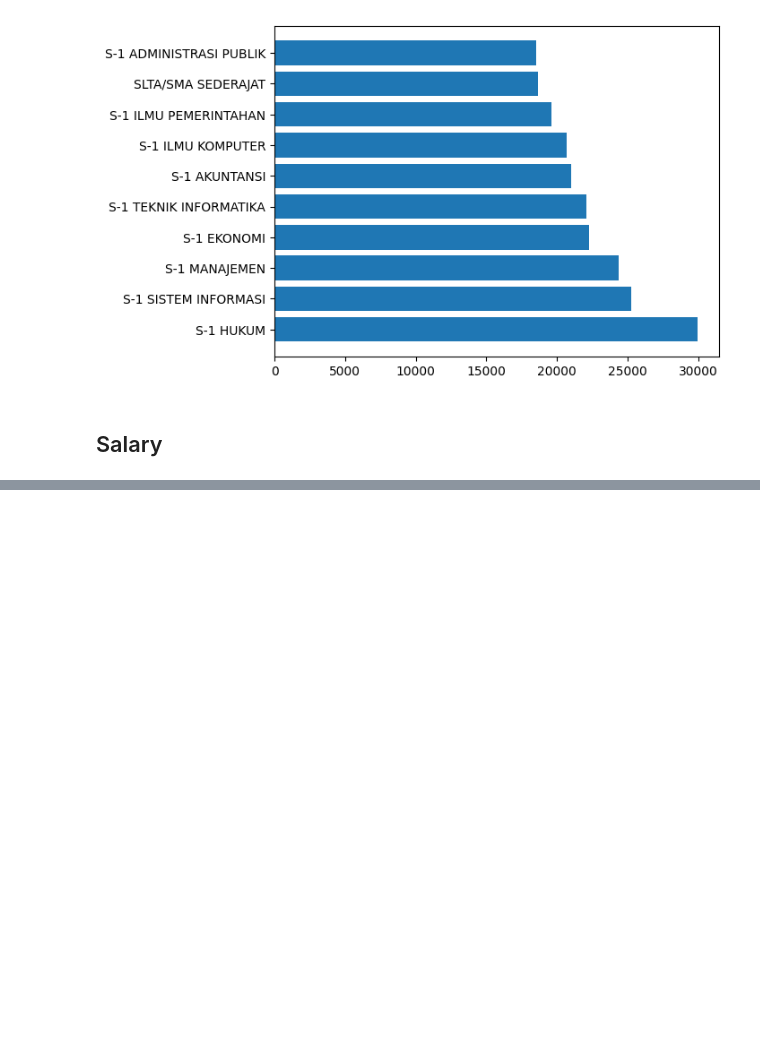
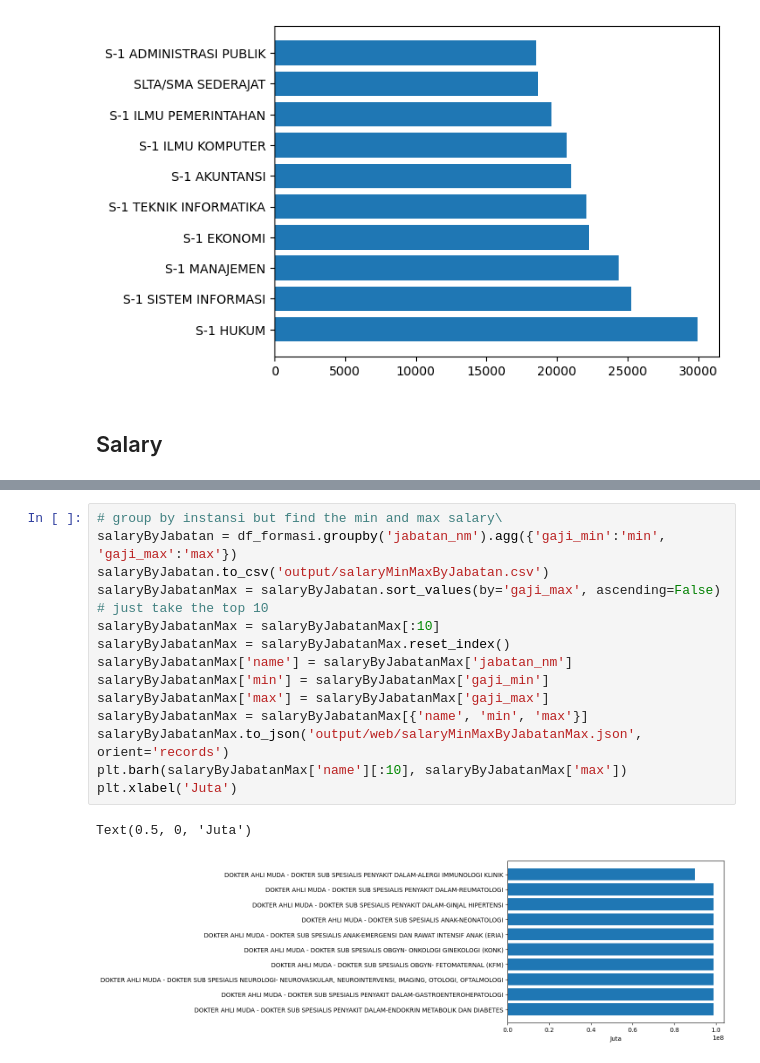
Before and after one commit to nubisub/casn2024-analytic, a Jupyter notebook: main.ipynb, the cells around one changed output, grey strips where cells are left out. Drawn from its saved outputs; the diff is of its cells as text; blank space fills up the shorter version.

```diff
--- a/main.ipynb
+++ b/main.ipynb
@@ -65,0 +98,18 @@ plt.barh(sumFormasiByPendidikan['name'], sumFormasiByPendidikan['value'])
+# %%
+# group by instansi but find the min and max salary\
+salaryByJabatan = df_formasi.groupby('jabatan_nm').agg({'gaji_min':'min', 'gaji_max':'max'})
+salaryByJabatan.to_csv('output/salaryMinMaxByJabatan.csv')
+salaryByJabatanMax = salaryByJabatan.sort_values(by='gaji_max', ascending=False)
+# just take the top 10
+salaryByJabatanMax = salaryByJabatanMax[:10]
+salaryByJabatanMax = salaryByJabatanMax.reset_index()
+salaryByJabatanMax['name'] = salaryByJabatanMax['jabatan_nm']
+salaryByJabatanMax['min'] = salaryByJabatanMax['gaji_min']
+salaryByJabatanMax['max'] = salaryByJabatanMax['gaji_max']
+salaryByJabatanMax = salaryByJabatanMax[{'name', 'min', 'max'}]
+salaryByJabatanMax.to_json('output/web/salaryMinMaxByJabatanMax.json', orient='records')
+plt.barh(salaryByJabatanMax['name'][:10], salaryByJabatanMax['max'])
+plt.xlabel('Juta')
+# %% [output]
+Text(0.5, 0, 'Juta')
+[figure, added]
```
Also changed, not shown: parts of 4 cells of this notebook, 14 other files.
